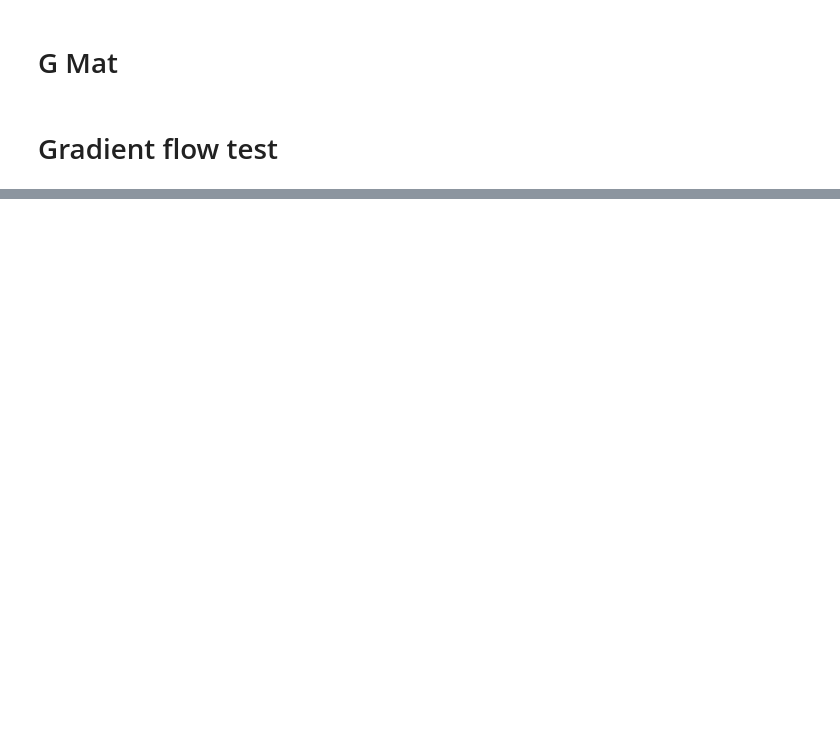
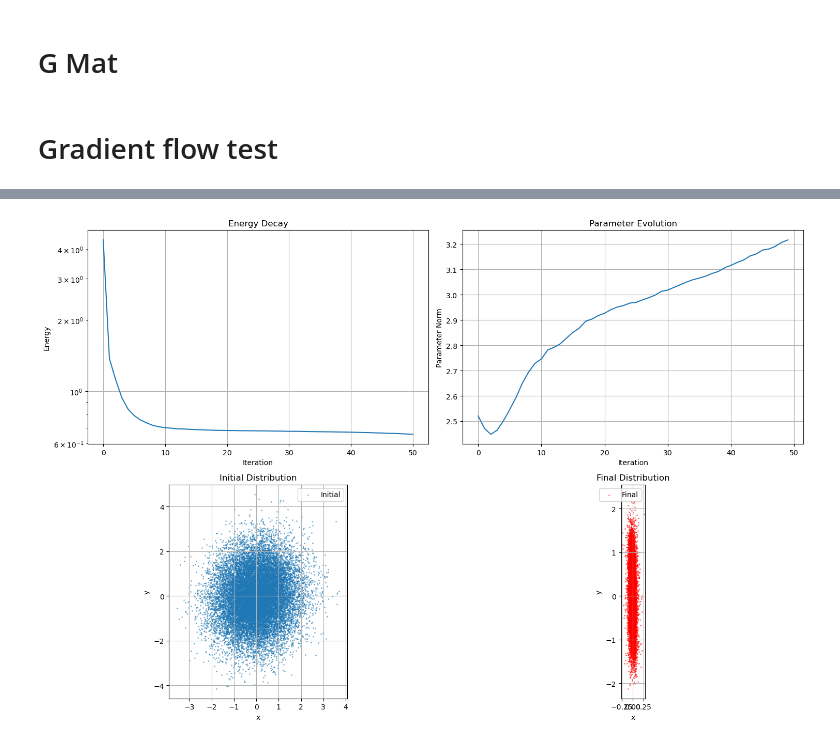
Before and after one commit to SebasGutHdz/Parametric_BV_Hamiltonian, a Jupyter notebook: ODE_solvers/test_nnx.ipynb, the cells around one changed output, grey strips where cells are left out. Cells and saved outputs as stored; diff of their text form; code cells hidden in the pictures; blank space fills up the shorter version.

```diff
--- a/ODE_solvers/test_nnx.ipynb
+++ b/ODE_solvers/test_nnx.ipynb
@@ -467,0 +915,5 @@ Covariance matrix:
+# %%
+# Visualize results
+visualize_gradient_flow_results(double_well_results)
+# %% [output]
+[figure, added]
```
Also changed, not shown: parts of 17 cells of this notebook, 3 other files.
